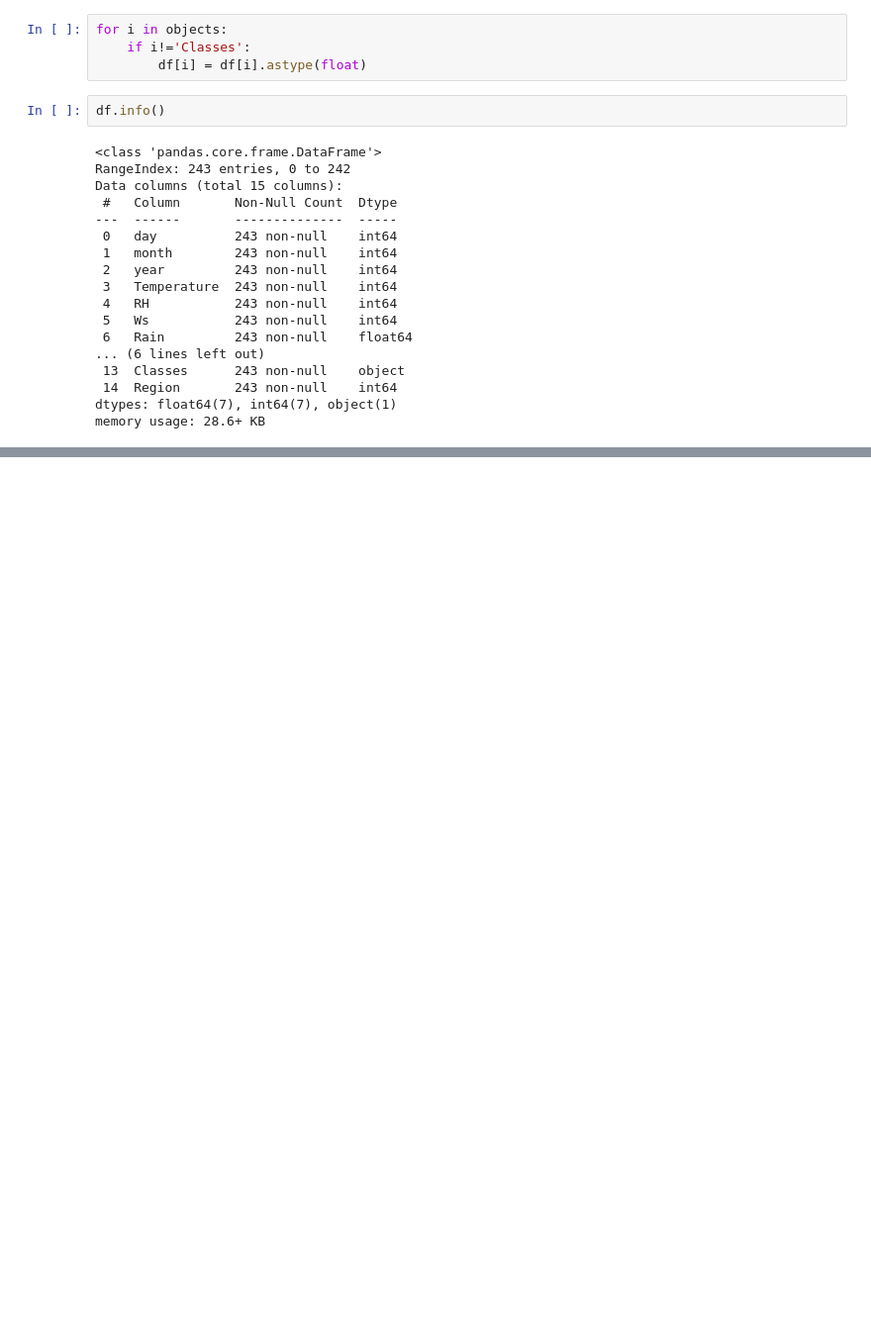
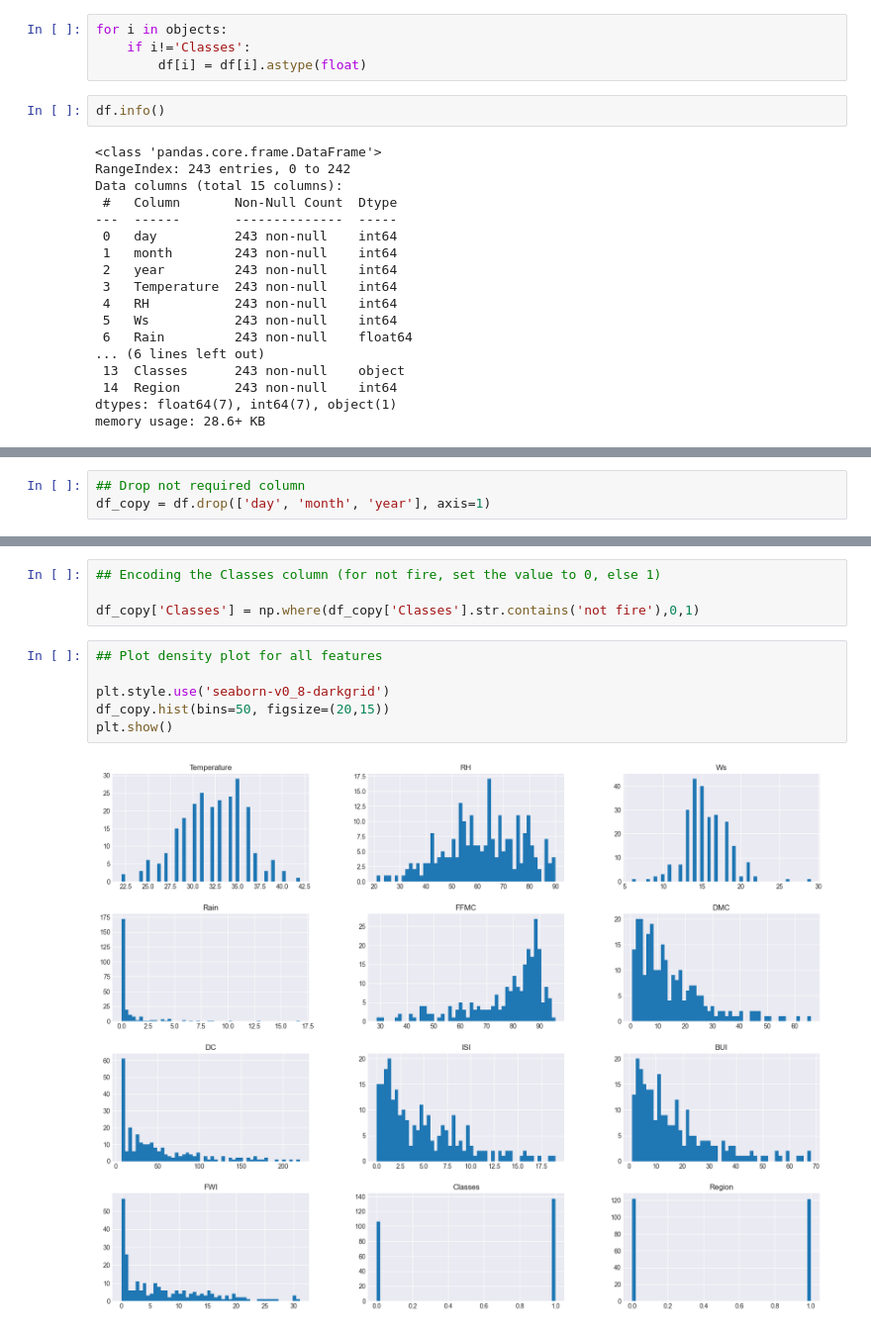
Before and after one commit to jawadchy2150/Data-Science-Course-Udemy-, a Jupyter notebook: 28-Ridge, Lasso & ElasticNet/Ridge, Lasso Regression.ipynb, the cells around one changed output, grey strips where cells are left out. Shown: that part at 99% size. Cells and saved outputs as stored; diff of their text form; blank space fills up the shorter version.

Commit message:
Applied EDA on Algerian forest fires dataset

```diff
--- a/28-Ridge, Lasso & ElasticNet/Ridge, Lasso Regression.ipynb
+++ b/28-Ridge, Lasso & ElasticNet/Ridge, Lasso Regression.ipynb
@@ -161,0 +167,3 @@ memory usage: 28.6+ KB
+# %%
+## Drop not required column
+df_copy = df.drop(['day', 'month', 'year'], axis=1)
@@ -161,0 +179,12 @@ memory usage: 28.6+ KB
+# %%
+## Encoding the Classes column (for not fire, set the value to 0, else 1)
+
+df_copy['Classes'] = np.where(df_copy['Classes'].str.contains('not fire'),0,1)
+# %%
+## Plot density plot for all features
+
+plt.style.use('seaborn-v0_8-darkgrid')
+df_copy.hist(bins=50, figsize=(20,15))
+plt.show()
+# %% [output]
+[figure, added]
```
Also changed, not shown: parts of 8 cells of this notebook, 1 other file.
